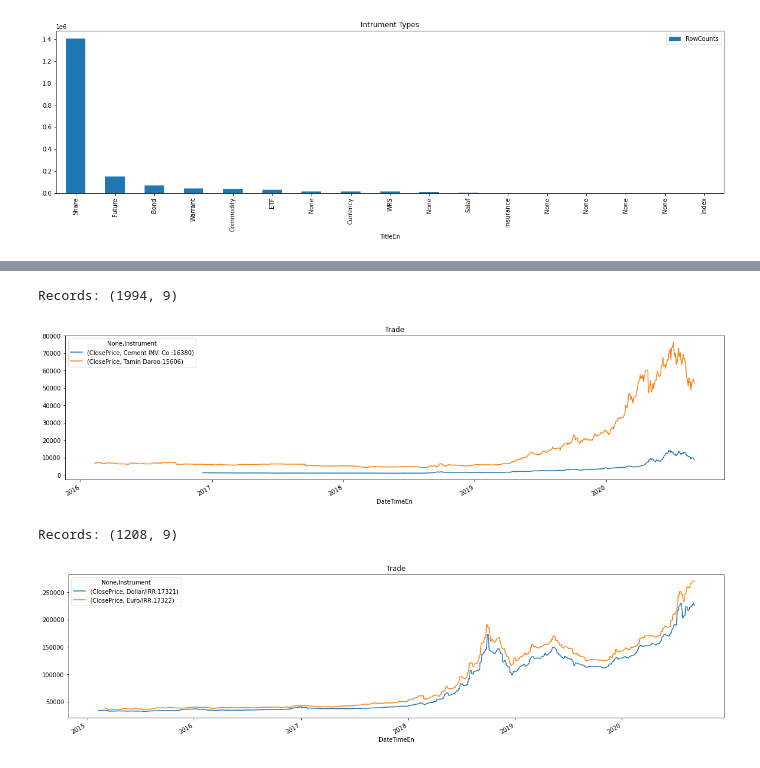
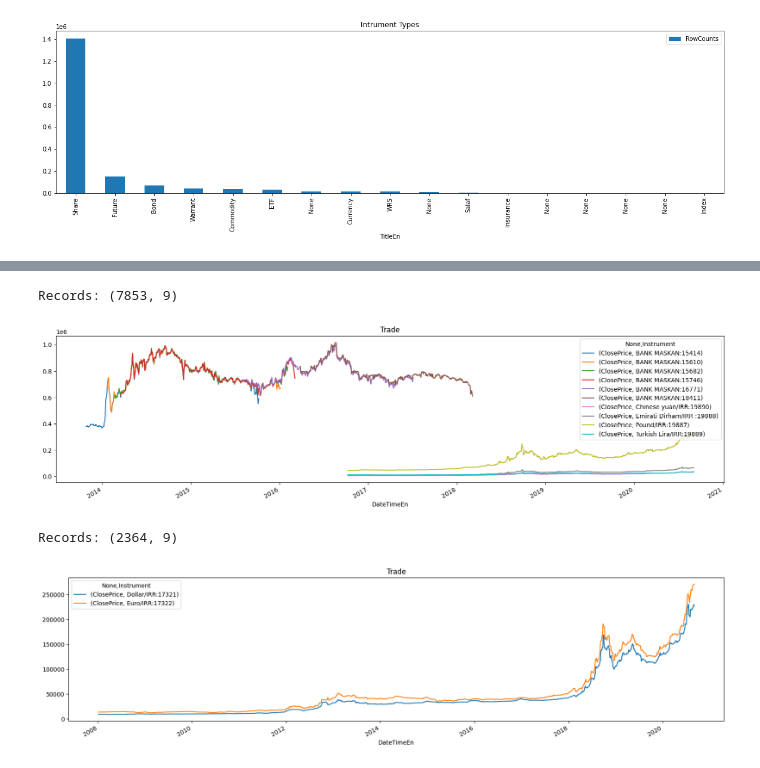
Before and after one commit to h-nargesi/Stock-Estimation, a Jupyter notebook: Jiringi/data-noise.ipynb, the cells around one changed output, grey strips where cells are left out. Saved outputs shown, nothing was run; the diff lists cells and outputs as text; code cells hidden in the pictures.

```diff
--- a/Jiringi/data-noise.ipynb
+++ b/Jiringi/data-noise.ipynb
@@ -52,26 +52,26 @@ Records: (10104, 9)
 # %%
 from codes.handlers import Handlers
 
 hd = Handlers('queries')
-rides = hd.ReadPanda('graph/trade', ("15606, 16380, 29123", 1, 500,))
+rides = hd.ReadPanda('graph/trade', (None, 1, 500,))
 print("Records:", rides.shape)
 if rides.size > 0:
     # 'OpenPrice', 'LowPrice', 'HighPrice',
     rides = rides.pivot(index='DateTimeEn', columns='Instrument', values=['ClosePrice'])
     # print(rides.columns)
     rides.plot(title='Trade', kind='line', figsize=(20, 5))
 # %% [output]
-Records: (1994, 9)
+Records: (7853, 9)
-[figure, old version]
+[figure, new version]
 # %%
 from codes.handlers import Handlers
 
 hd = Handlers('queries')
-rides = hd.ReadPanda('graph/trade', ("17321, 17322", 5, 750,))
+rides = hd.ReadPanda('graph/trade', ("17321, 17322", 5, "2008",))
 print("Records:", rides.shape)
 if rides.size > 0:
     rides = rides.pivot(index='DateTimeEn', columns='Instrument', values=['ClosePrice'])
     rides.plot(title='Trade', kind='line', figsize=(20, 5))
 # %% [output]
-Records: (1208, 9)
+Records: (2364, 9)
-[figure, old version]
+[figure, new version]
```
Also changed, not shown: parts of 3 cells of this notebook.
